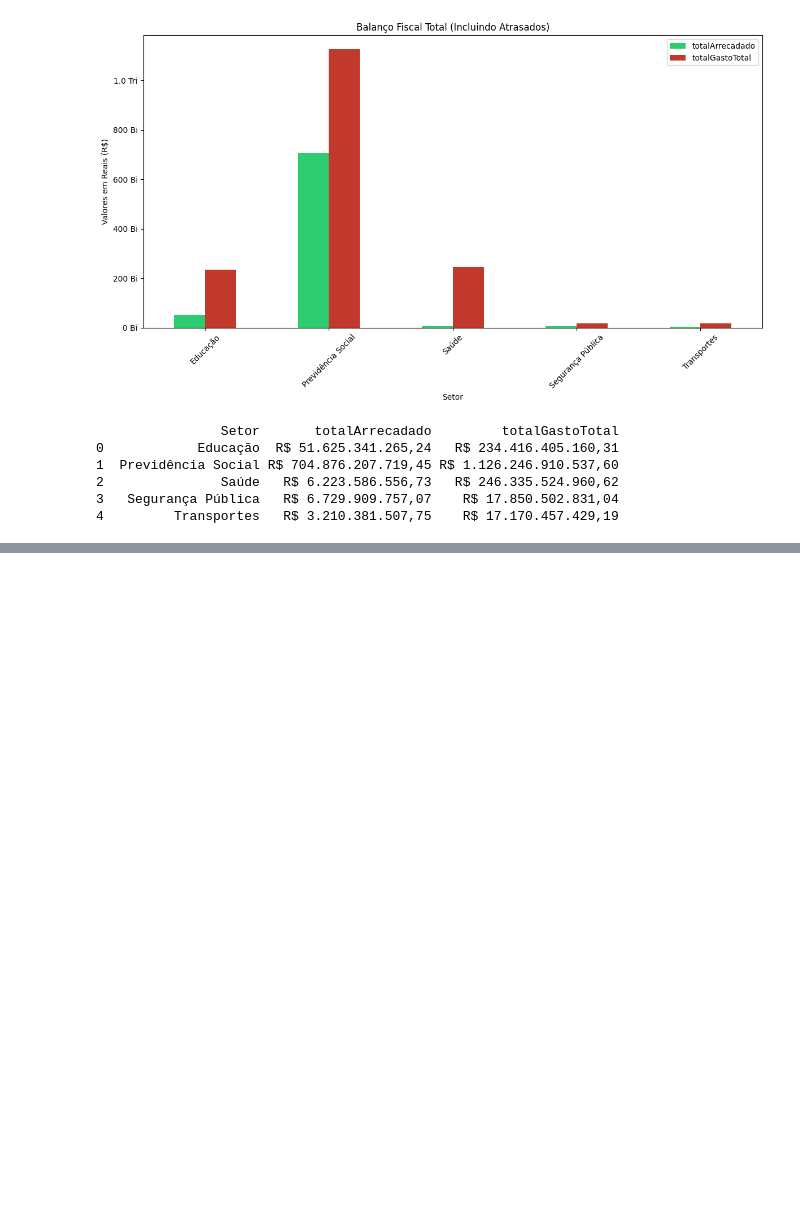
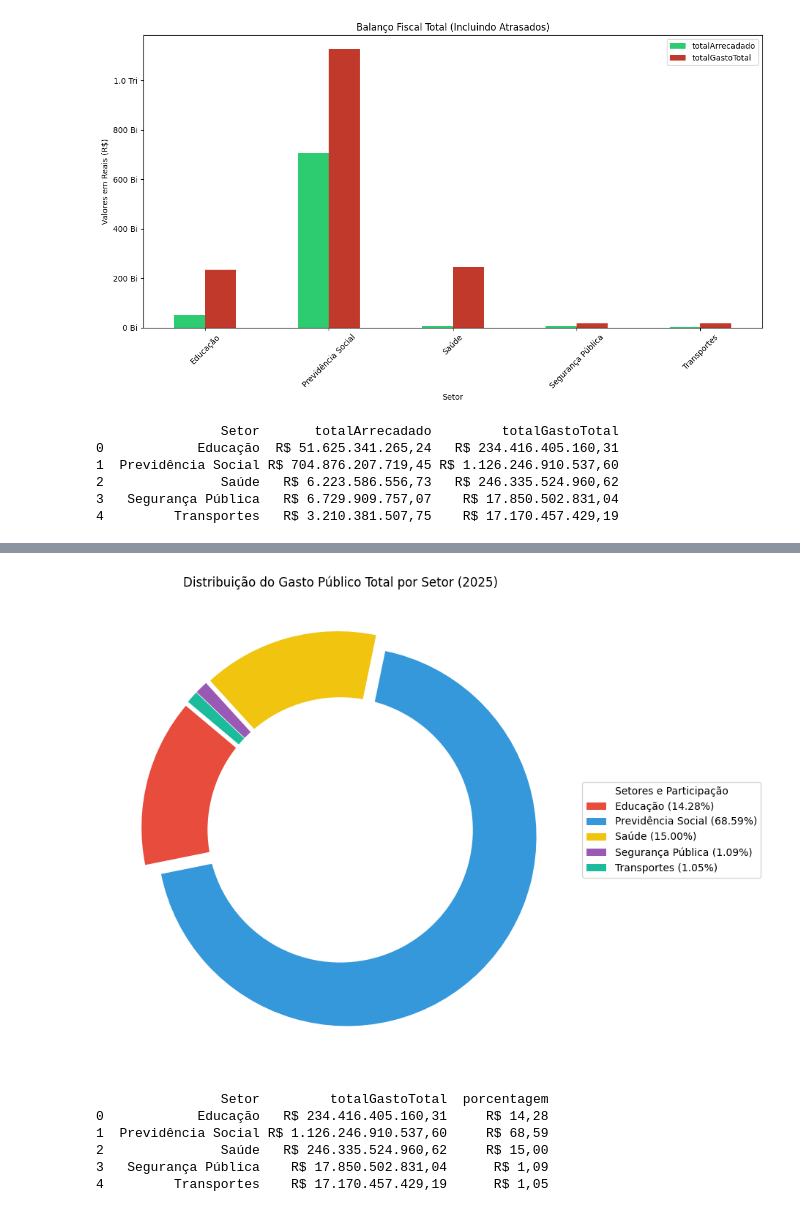
Before and after one commit to pauloho97/AnaliseImpostosPublicos, a Jupyter notebook: app/analiseGraficos.ipynb, the cells around one changed output, grey strips where cells are left out. Cells and saved outputs as stored; diff of their text form; code cells hidden in the pictures; blank space fills up the shorter version.

```diff
--- a/app/analiseGraficos.ipynb
+++ b/app/analiseGraficos.ipynb
@@ -128,0 +187,60 @@ print(resultadoTeste)
+# %%
+# 4. Como se divide o bolo orçamentário entre os grandes setores? (Gráfico de Rosca)
+
+# 1. Query para buscar os gastos totais por setor
+queryGastoSetor = """
+SELECT
+    Setor,
+    SUM("Valor Pago" + "Valor Restos a Pagar Pagos") as totalGastoTotal
+FROM despesas
+GROUP BY Setor
+"""
+tabelaGastoSetor = pd.read_sql_query(queryGastoSetor, conexaoBanco)
+
+# 2. Cálculo de porcentagem para a legenda (Para evitar o erro de números embolados)
+totalGeralGasto = tabelaGastoSetor['totalGastoTotal'].sum()
+tabelaGastoSetor['porcentagem'] = (tabelaGastoSetor['totalGastoTotal'] / totalGeralGasto) * 100
+
+# Criação dos rótulos da legenda seguindo o padrão: "Setor (0.00%)"
+legendasSetores = [
+    f"{setor} ({perc:.2f}%)"
+    for setor, perc in zip(tabelaGastoSetor['Setor'], tabelaGastoSetor['porcentagem'])
+]
+
+# 3. Criação do gráfico
+fig, ax = plt.subplots(figsize=(12, 7))
+
+# Criando a pizza (wedges são as fatias)
+wedges, texts = ax.pie(
+    tabelaGastoSetor['totalGastoTotal'],
+    startangle=140,
+    colors=['#e74c3c', '#3498db', '#f1c40f', '#9b59b6', '#1abc9c'], # Cores consistentes
+    explode=[0.05] * len(tabelaGastoSetor) # Afasta as fatias levemente (padrão 0.05)
+)
+
+# 4. Transformando em Rosca (Adicionando o círculo branco no centro)
+circuloCentral = plt.Circle((0,0), 0.70, fc='white') # Cria o círculo central
+fig.gca().add_artist(circuloCentral)               # Adiciona o círculo ao gráfico existente
+
+# 5. Aplicar a Legenda lateral
+ax.legend(wedges, legendasSetores,
+          title="Setores e Participação",
+          loc="center left",           # Referência: lado esquerdo central da legenda
+          bbox_to_anchor=(1, 0, 0.5, 1), # Posição: fora do gráfico à direita
+          fontsize=10)                 # Tamanho da fonte
+
+# 6. Ajustes finais
+plt.title("Distribuição do Gasto Público Total por Setor (2025)")
+plt.tight_layout()
+plt.show()
+
+# Exibe a tabela para conferência
+print(tabelaGastoSetor)
+# %% [output]
+[figure, added]
+                Setor         totalGastoTotal  porcentagem
+0            Educação   R$ 234.416.405.160,31     R$ 14,28
+1  Previdência Social R$ 1.126.246.910.537,60     R$ 68,59
+2               Saúde   R$ 246.335.524.960,62     R$ 15,00
+3   Segurança Pública    R$ 17.850.502.831,04      R$ 1,09
+4         Transportes    R$ 17.170.457.429,19      R$ 1,05
```
Also changed, not shown: parts of 6 cells of this notebook.
